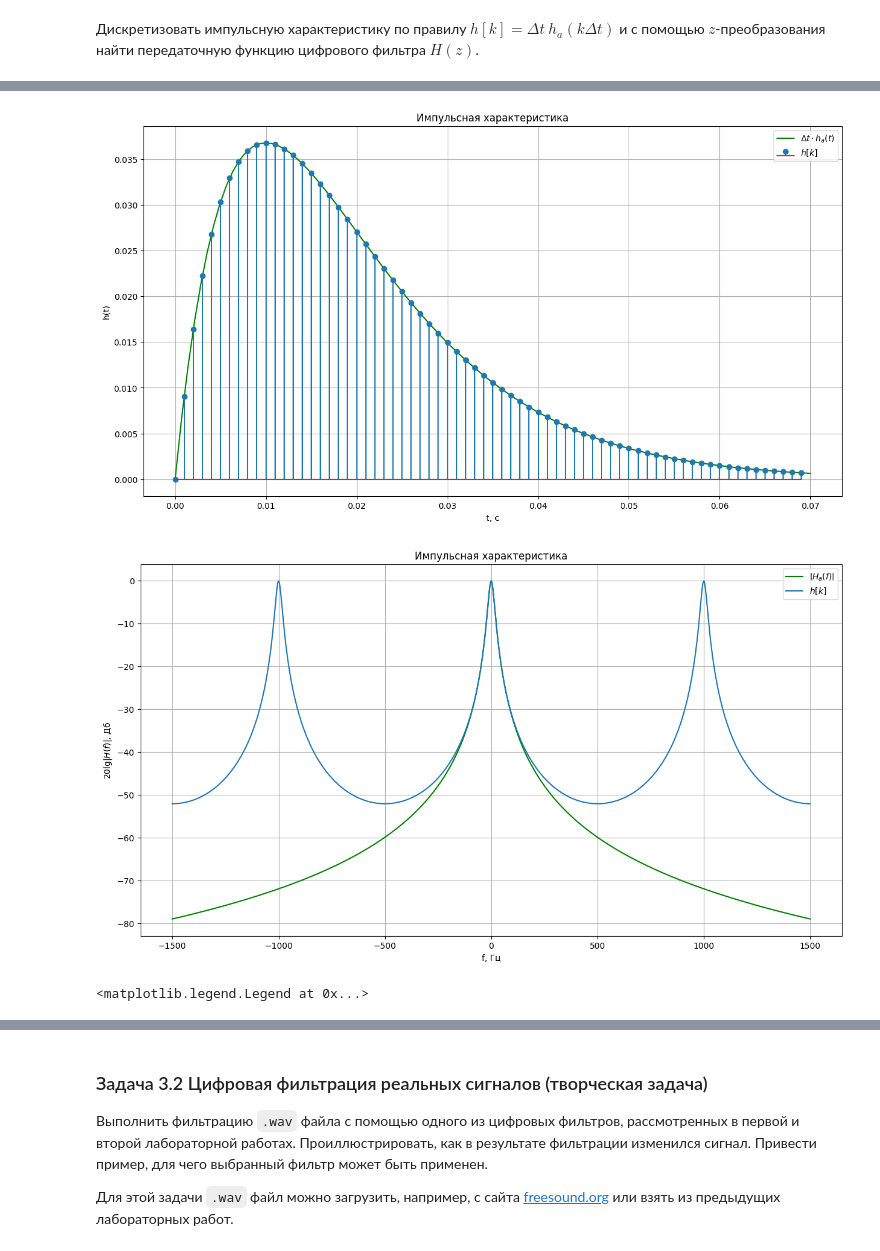
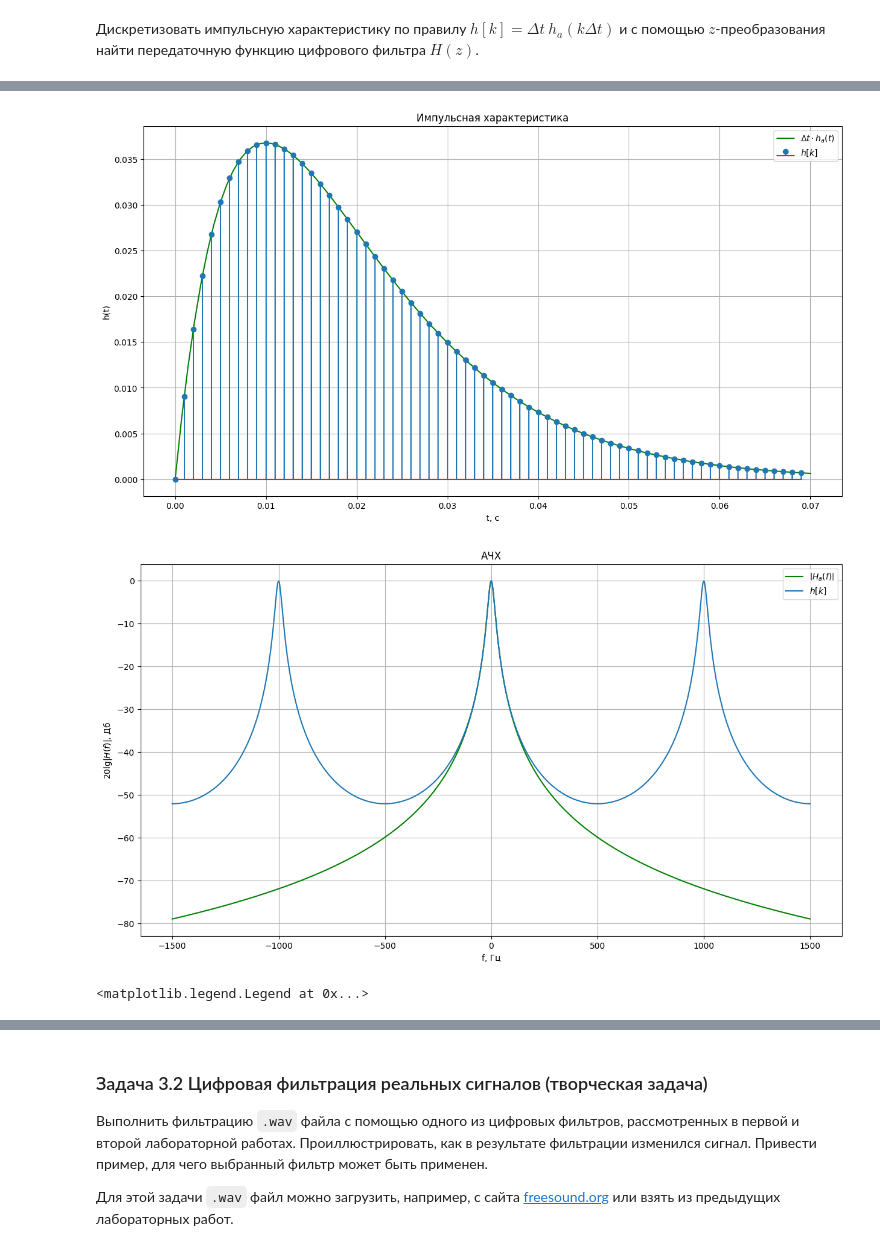
Before and after one commit to derzhavin3016/DSP-labs, a Jupyter notebook: lab3/Module3lab3_task.ipynb, the cells around one changed output, grey strips where cells are left out. Cells and saved outputs as stored; diff of their text form; code cells hidden in the pictures.

```diff
--- a/lab3/Module3lab3_task.ipynb
+++ b/lab3/Module3lab3_task.ipynb
@@ -470,7 +470,7 @@ plt.plot(
     "g",
     label="$\\left|H_a(f) \\right|$",
 )
-plt.title("Импульсная характеристика")
+plt.title("АЧХ")
 plt.xlabel("f, Гц")
 plt.ylabel("$20 \lg |H(f)|$, Дб")
 plt.plot(theta_d / (2 * np.pi * dt), 20 * np.log10(abs(Hd)), label="$h[k]$")
@@ -485,7 +485,7 @@ plt.plot(
     "g",
     label="$\\varphi_a(f)$",
 )
-plt.title("Импульсная характеристика")
+plt.title("ФЧХ")
 plt.xlabel("f, Гц")
 plt.ylabel("$\\angle H(f)$")
 plt.plot(theta_d / (2 * np.pi * dt), np.angle(Hd), label="$\\varphi(f)$")
@@ -495,3 +497,3 @@ plt.legend()
 [figure]
-[figure, old version]
+[figure, new version]
-<matplotlib.legend.Legend at 0x...>
+<matplotlib.legend.Legend at 0x...>
```
Also changed, not shown: parts of 7 cells of this notebook, 1 other file.
